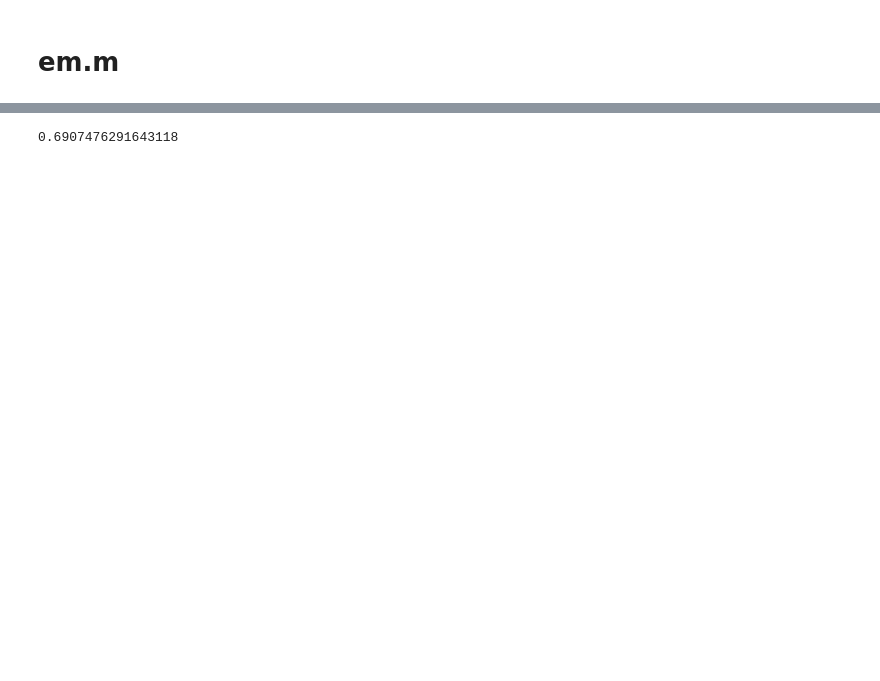
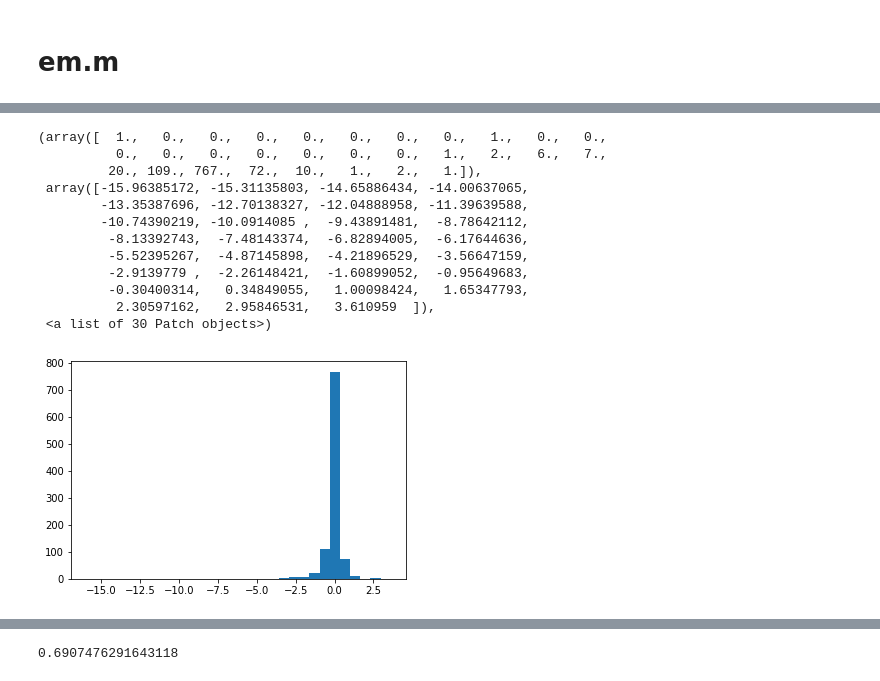
Before and after one commit to tao-yu/cox-ingersoll-ross, a Jupyter notebook: sim/Higham.ipynb, the cells around one changed output, grey strips where cells are left out. Cells and saved outputs as stored; diff of their text form; code cells hidden in the pictures; blank space fills up the shorter version.

```diff
--- a/sim/Higham.ipynb
+++ b/sim/Higham.ipynb
@@ -115,0 +137,46 @@ Wall time: 23 ms
+# %%
+err = np.zeros(1000)
+for i in range(1000):
+    #reset_seed()
+    #plt.figure(figsize=(15,6))
+    lamda = 2
+    mu = 1
+    X_0 = 1
+    T = 1
+    N = 2**10
+    dt = T/N
+    dW = np.sqrt(dt)*randn(N)
+    dW = np.insert(dW, 0, 0)
+    W = np.cumsum(dW)
+    t = np.arange(0, T+dt, dt)
+
+    X_true = X_0 * np.exp((lamda-0.5*mu**2)*t + mu*W)
+    #plt.plot(t, X_true, linewidth=1)
+
+    R = 4
+    Dt = R*dt
+    L = int(N/R)
+    X_em = np.zeros(L+1)
+    X_temp = X_0
+    X_em[0] = X_0
+    for j in range(1, L+1):
+        Winc = np.sum(dW[R*(j-1)+1:R*j+1])
+        X_temp = X_temp + Dt*lamda*X_temp + mu*X_temp*Winc
+        X_em[j] = X_temp
+    endpoint_err = X_em[-1] - X_true[-1]
+    err[i] = endpoint_err
+plt.hist(err, 30)
+# %% [output]
+(array([  1.,   0.,   0.,   0.,   0.,   0.,   0.,   0.,   1.,   0.,   0.,
+          0.,   0.,   0.,   0.,   0.,   0.,   0.,   1.,   2.,   6.,   7.,
+         20., 109., 767.,  72.,  10.,   1.,   2.,   1.]),
+ array([-15.96385172, -15.31135803, -14.65886434, -14.00637065,
+        -13.35387696, -12.70138327, -12.04888958, -11.39639588,
+        -10.74390219, -10.0914085 ,  -9.43891481,  -8.78642112,
+         -8.13392743,  -7.48143374,  -6.82894005,  -6.17644636,
+         -5.52395267,  -4.87145898,  -4.21896529,  -3.56647159,
+         -2.9139779 ,  -2.26148421,  -1.60899052,  -0.95649683,
+         -0.30400314,   0.34849055,   1.00098424,   1.65347793,
+          2.30597162,   2.95846531,   3.610959  ]),
+ <a list of 30 Patch objects>)
+[figure, added]
```
Also changed, not shown: parts of 12 cells of this notebook.
